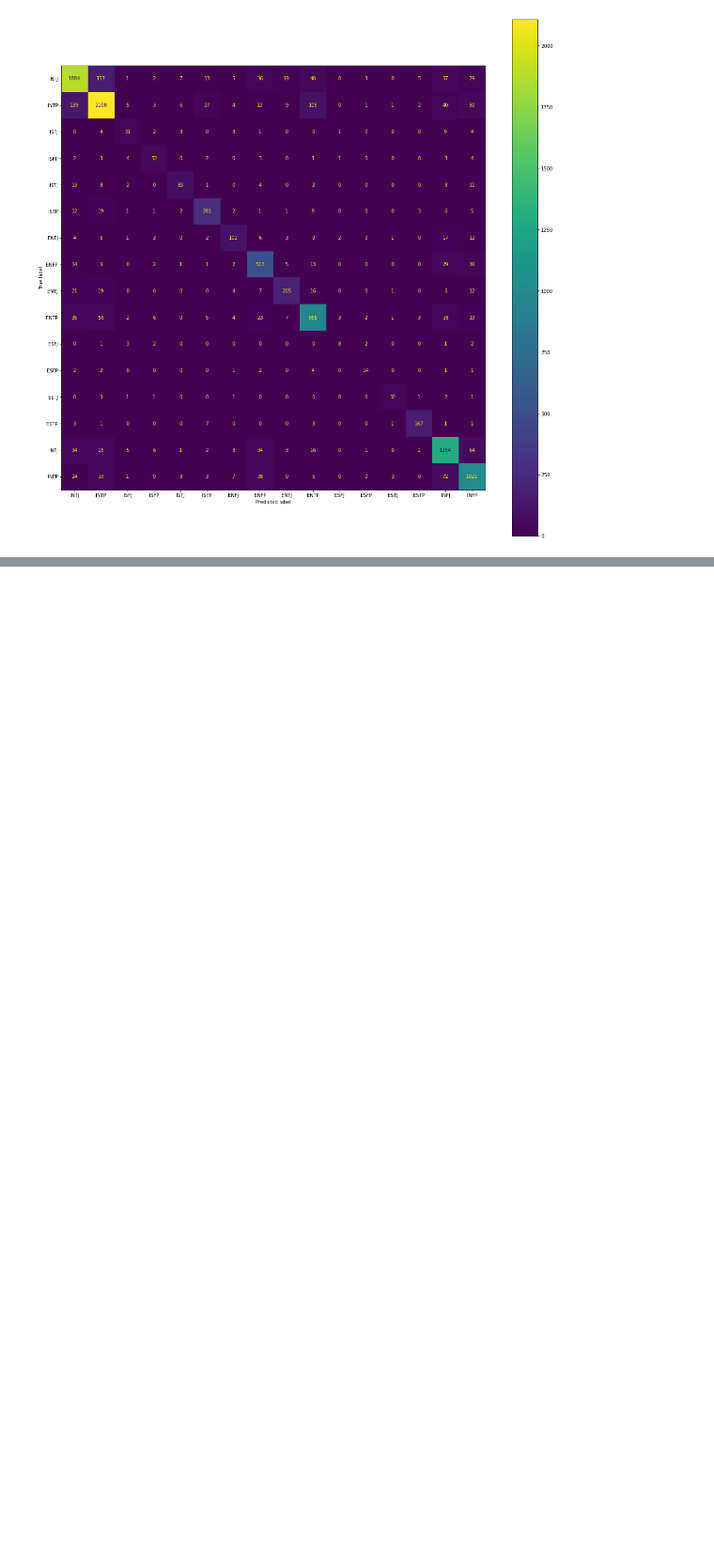
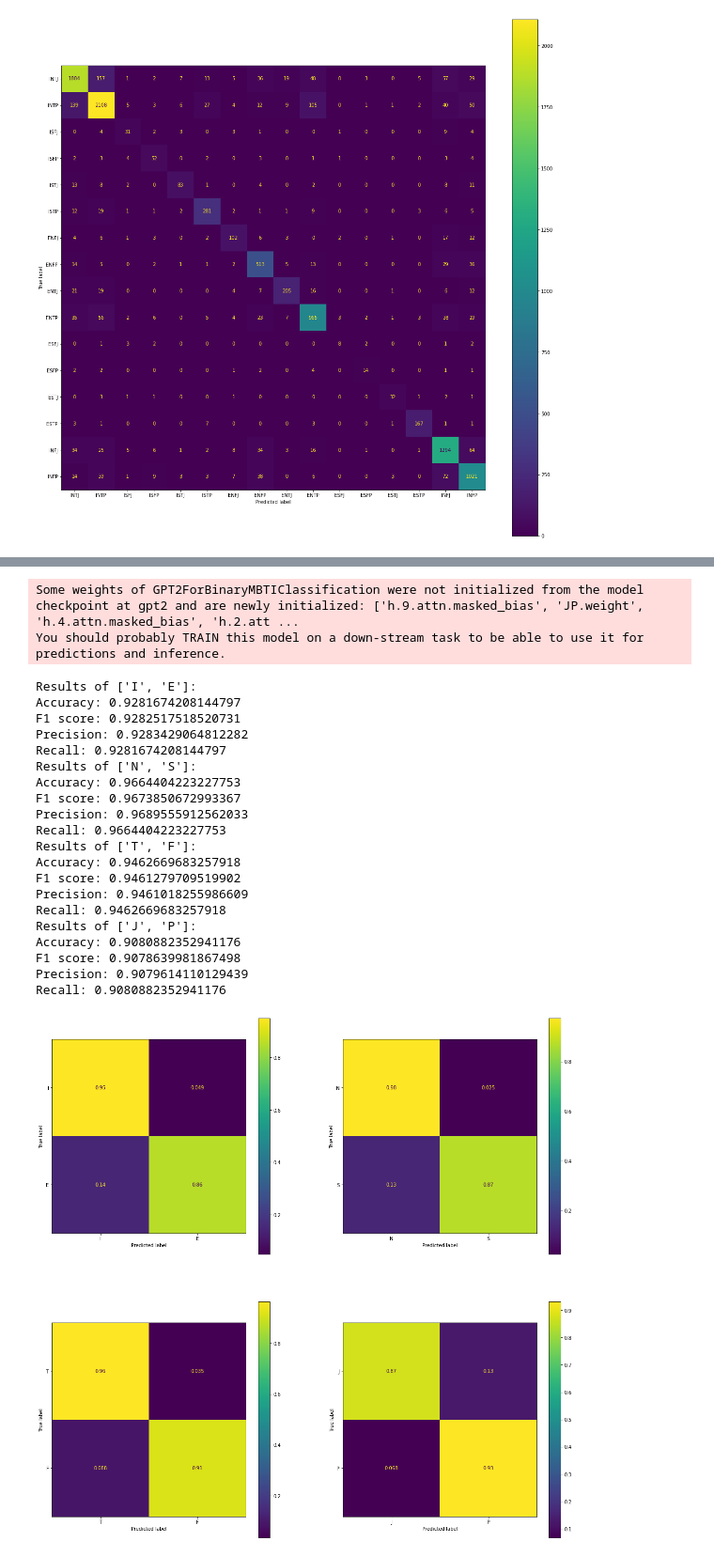
Before and after one commit to darkpanther99/MBTI_personality_classification, a Jupyter notebook: gpt-2-mbti-classification-ipynb.ipynb, the cells around one changed output, grey strips where cells are left out. Shown at 94% size. Drawn from its saved outputs; the diff is of its cells as text; code cells hidden in the pictures; blank space fills up the shorter version.

Commit message:
binary output model added

```diff
--- a/gpt-2-mbti-classification-ipynb.ipynb
+++ b/gpt-2-mbti-classification-ipynb.ipynb
@@ -161,7 +194,7 @@ You should probably TRAIN this model on a down-stream task to be able to use it
 device = torch.device('cuda' if torch.cuda.is_available() else 'cpu')
 model.to(device)
 
-optimizer = AdamW(model.parameters(),
+optimizer = torch.optim.AdamW(model.parameters(),
                   lr = 2e-5, # default is 5e-5, our notebook had 2e-5
                   eps = 1e-8 # default is 1e-8.
                   )
@@ -292,0 +409,13 @@ NameError: name 'avg_epoch_loss' is not defined
+# %%
+n_labels = 1
+model_config = GPT2Config.from_pretrained(pretrained_model_name_or_path='gpt2', num_labels=n_labels)
+
+tokenizer.padding_side = "left"
+tokenizer.pad_token = tokenizer.eos_token
+
+model = GPT2ForBinaryMBTIClassification.from_pretrained(pretrained_model_name_or_path='gpt2', config=model_config)
+model.resize_token_embeddings(len(tokenizer))
+model.config.pad_token_id = model.config.eos_token_id
+# %% [output]
+Some weights of GPT2ForBinaryMBTIClassification were not initialized from the model checkpoint at gpt2 and are newly initialized: ['h.9.attn.masked_bias', 'JP.weight', 'h.4.attn.masked_bias', 'h.2.att ...
+You should probably TRAIN this model on a down-stream task to be able to use it for predictions and inference.
@@ -292,0 +487,63 @@ NameError: name 'avg_epoch_loss' is not defined
+# %%
+predictions_labels = []
+true_labels = []
+total_loss = 0
+
+model.eval()
+
+
+# Evaluate data for one epoch
+for batch in tqdm(test_dataloader, total=len(test_dataloader)):
+
+    true_labels += batch['labels'].numpy().tolist()
+    batch = {k:v.type(torch.long).to(device) for k,v in batch.items()}
+    with torch.no_grad():
+        outputs = model(**batch)
+        loss, logits = outputs[:2]
+        logits = logits.detach()
+        total_loss += loss.item()
+        predict_content = torch.round(torch.sigmoid(logits)).cpu().numpy().tolist()
+        predictions_labels += predict_content
+
+avg_epoch_loss = total_loss / len(test_dataloader)
+print(avg_epoch_loss)
+# %%
+y_true_array = np.array(true_labels)
+y_pred_array = np.array(predictions_labels)
+# %%
+mbti_arrays = [['I', 'E'], ['N', 'S'], ['T', 'F'], ['J', 'P']]
+fig, ((ax1, ax2), (ax3, ax4)) = plt.subplots(2, 2, figsize=(20, 20))
+axes = [ax1, ax2, ax3, ax4]
+for i in range(4):
+    cm = confusion_matrix(y_true_array[:, i], y_pred_array[:, i], labels=[0, 1], normalize='true')
+    disp = ConfusionMatrixDisplay(confusion_matrix=cm, display_labels=mbti_arrays[i])
+    disp.plot(ax=axes[i])
+
+for i in range(4):
+    print(f'Results of {mbti_arrays[i]}:')
+    print('Accuracy:', accuracy_score(y_true_array[:, i], y_pred_array[:, i]))
+    print('F1 score:',f1_score(y_true_array[:, i], y_pred_array[:, i], average='weighted'))
+    print('Precision:',precision_score(y_true_array[:, i], y_pred_array[:, i], average='weighted'))
+    print('Recall:',recall_score(y_true_array[:, i], y_pred_array[:, i], average='weighted'))
+# %% [output]
+Results of ['I', 'E']:
+Accuracy: 0.9281674208144797
+F1 score: 0.9282517518520731
+Precision: 0.9283429064812282
+Recall: 0.9281674208144797
+Results of ['N', 'S']:
+Accuracy: 0.9664404223227753
+F1 score: 0.9673850672993367
+Precision: 0.9689555912562033
+Recall: 0.9664404223227753
+Results of ['T', 'F']:
+Accuracy: 0.9462669683257918
+F1 score: 0.9461279709519902
+Precision: 0.9461018255986609
+Recall: 0.9462669683257918
+Results of ['J', 'P']:
+Accuracy: 0.9080882352941176
+F1 score: 0.9078639981867498
+Precision: 0.9079614110129439
+Recall: 0.9080882352941176
+[figure, added]
```
Also changed, not shown: parts of 24 cells of this notebook.
